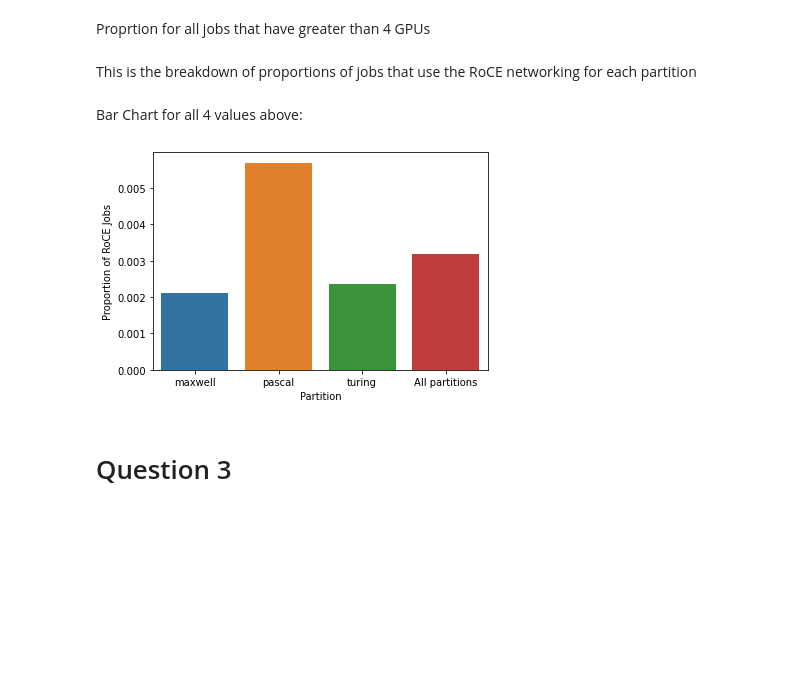
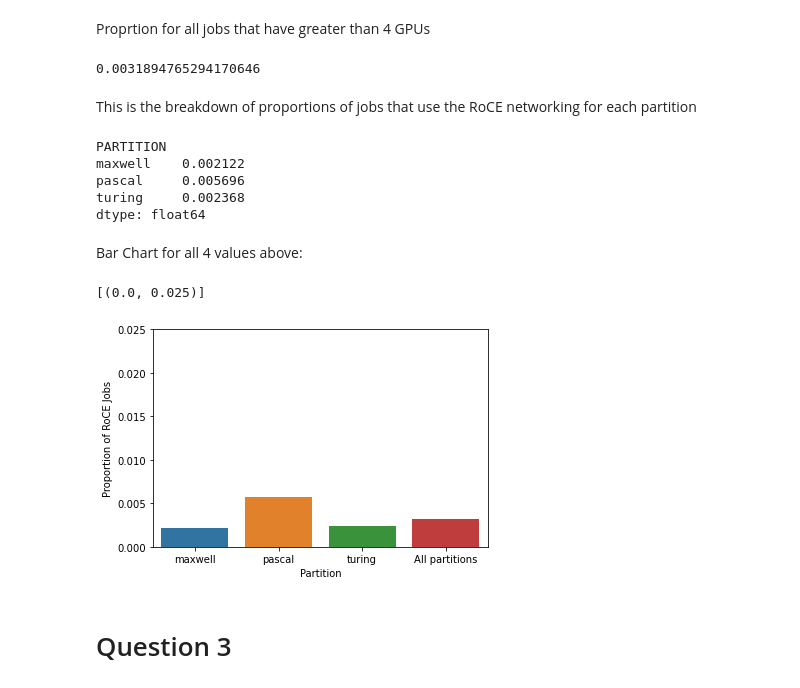
Before and after one commit to nss-data-science-cohort-6/accre_project-malted_milk_balls, a Jupyter notebook: notebooks/ACCRE_data_notebook.ipynb, the cells around one changed output. Saved outputs shown, nothing was run; the diff lists cells and outputs as text; code cells hidden in the pictures; blank space fills up the shorter version.

```diff
--- a/notebooks/ACCRE_data_notebook.ipynb
+++ b/notebooks/ACCRE_data_notebook.ipynb
@@ -137,10 +141,20 @@ df_RoCE = data[data['GPUS']>4]
 Proprtion for all jobs that have greater than 4 GPUs
 # %%
 prop_RoCE = len(df_RoCE)/len(data)
+prop_RoCE
+# %% [output]
+0.0031894765294170646
 # %% [markdown]
 This is the breakdown of proportions of jobs that use the RoCE networking for each partition
 # %%
 df_RoCE_partitions = df_RoCE.pivot(values = 'GPUS', columns= 'PARTITION').notna().sum()/[len(maxwell), len(pascal), len(turing)]
+df_RoCE_partitions
+# %% [output]
+PARTITION
+maxwell    0.002122
+pascal     0.005696
+turing     0.002368
+dtype: float64
 # %% [markdown]
 Bar Chart for all 4 values above:
 # %%
@@ -150,8 +164,10 @@ frame = {'Partition':partition_series, 'Proportion of RoCE Jobs':value_series}
 bar_chart_Q2_df = pd.DataFrame(frame)
 # %%
 barplot_1 = sns.barplot(data = bar_chart_Q2_df, x = 'Partition', y = 'Proportion of RoCE Jobs')
+barplot_1.set(ylim=[0,.025])
 # %% [output]
+[(0.0, 0.025)]
-[figure, old version]
+[figure, new version]
 # %% [markdown]
 # Question 3
 # %%
```
Also changed, not shown: parts of 7 cells of this notebook.
